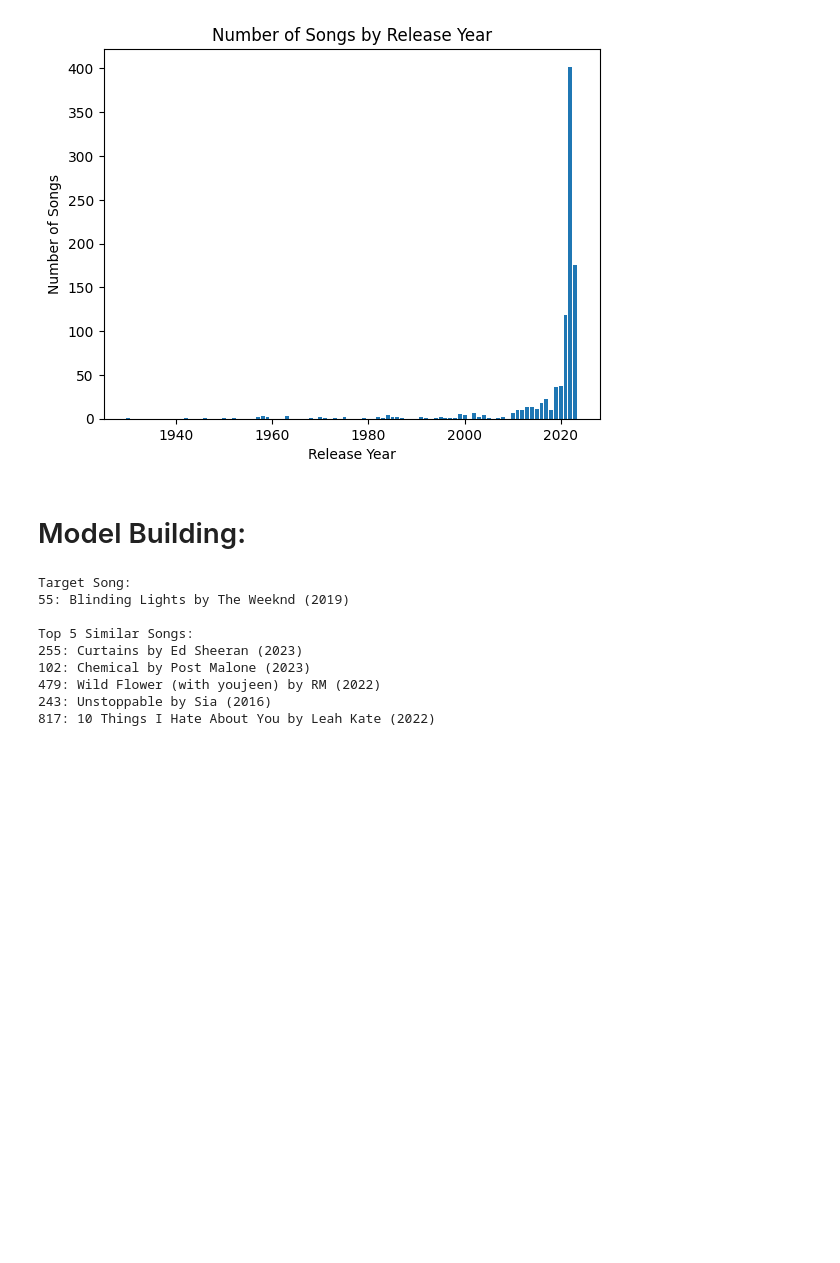
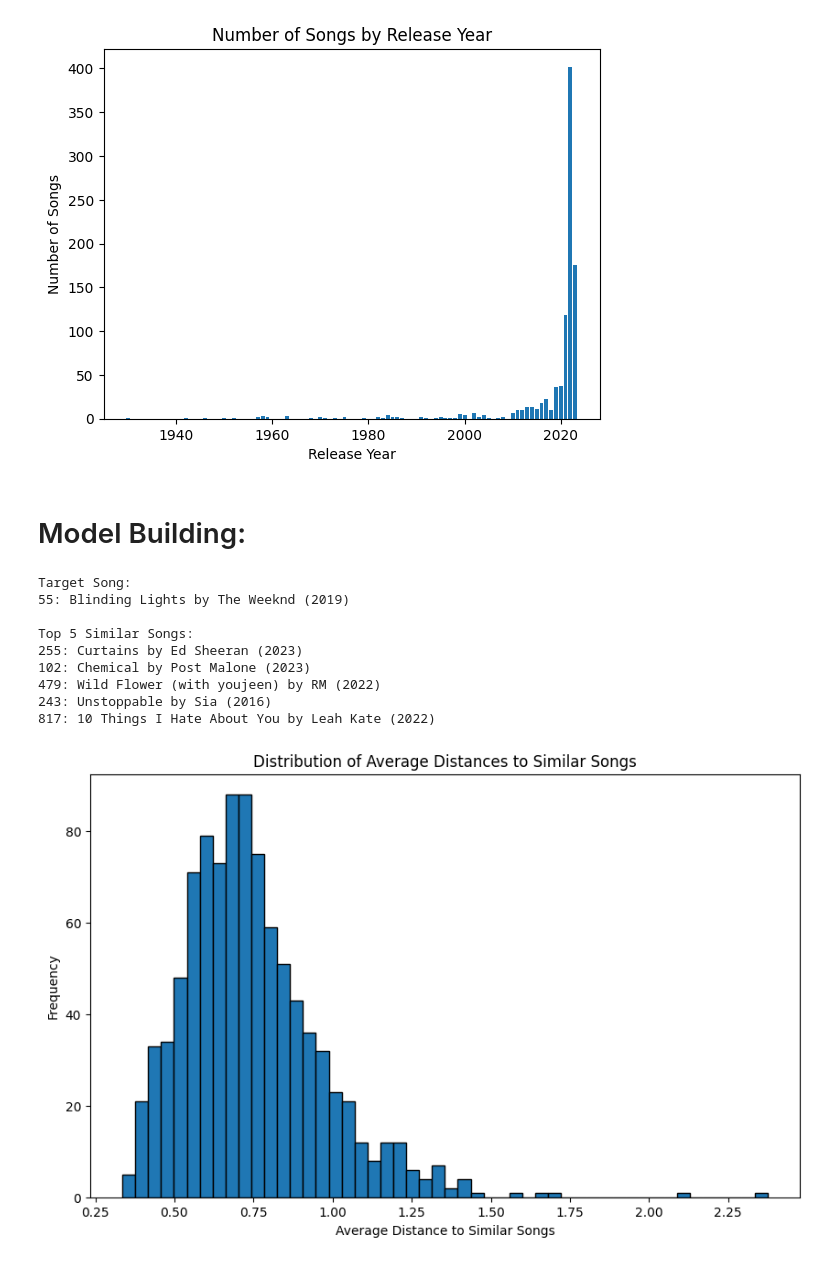
Before and after one commit to samuelpark316/ML_Midterm, a Jupyter notebook: spotify_project.ipynb, the cells around one changed output. Saved outputs shown, nothing was run; the diff lists cells and outputs as text; code cells hidden in the pictures; blank space fills up the shorter version.

Commit message:
quantifying results

```diff
--- a/spotify_project.ipynb
+++ b/spotify_project.ipynb
@@ -252,3 +252,32 @@ Top 5 Similar Songs:
 479: Wild Flower (with youjeen) by RM (2022)
 243: Unstoppable by Sia (2016)
 817: 10 Things I Hate About You by Leah Kate (2022)
+# %%
+# function to quantify similarity of a song
+def quantify_similarity(song_index):
+    song_vector = features_scaled[song_index].reshape(1, -1)
+    distances, indices = knn.kneighbors(song_vector)
+    average_distance = distances[0][1:].mean()  # exclude the first distance (distance to itself)
+    return average_distance
+
+# function to quantify the similarity of multiple songs
+def quantify_multiple_similarities(song_indices):
+    average_distances = []
+    for index in song_indices:
+        average_distance = quantify_similarity(index)
+        average_distances.append(average_distance)
+    return average_distances
+
+song_indices = range(len(spotify_features))
+
+average_distances = quantify_multiple_similarities(song_indices)
+
+# visualize the distribution of average distances
+plt.figure(figsize=(10, 6))
+plt.hist(average_distances, bins=50, edgecolor='k')
+plt.xlabel('Average Distance to Similar Songs')
+plt.ylabel('Frequency')
+plt.title('Distribution of Average Distances to Similar Songs')
+plt.show()
+# %% [output]
+[figure, added]
```
